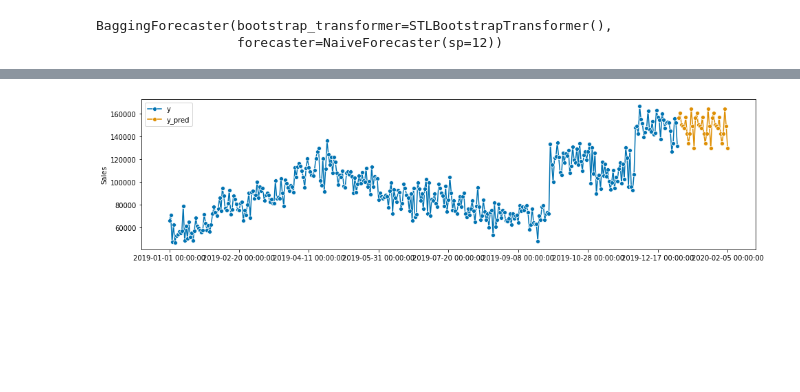
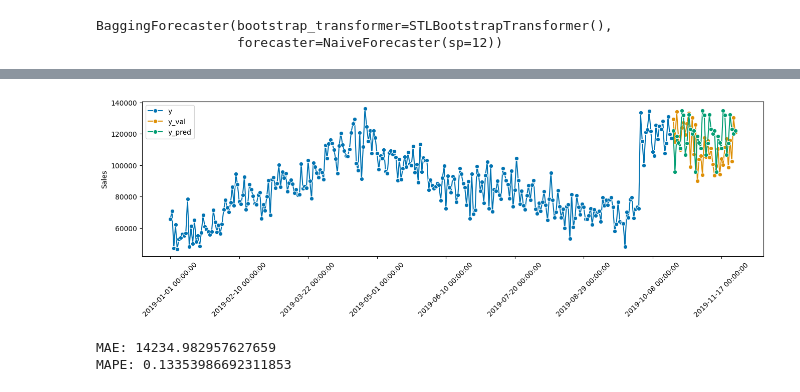
Before and after one commit to AllDataers/SalesPredictionGroupe4, a Jupyter notebook: notebooks/ml_prediction.ipynb, the cells around one changed output, grey strips where cells are left out. Cells and saved outputs as stored; diff of their text form; code cells hidden in the pictures; blank space fills up the shorter version.

```diff
--- a/notebooks/ml_prediction.ipynb
+++ b/notebooks/ml_prediction.ipynb
@@ -20,0 +18,2 @@ initial_df.head(10)
+# %%
+X_val, X_test = temporal_train_test_split(y=X_test, test_size=0.5)
@@ -119,13 +104,13 @@ data = df_by_day["Sales"]
 # step 1: data specification
 
 # step 2: specifying forecasting horizon
-fh = np.arange(1, 37)
+fh = ForecastingHorizon(X_val.index, is_relative=False)
 
 # step 3: specifying the forecasting algorithm
-forecaster = NaiveForecaster(strategy="last", sp=7)
+forecaster = NaiveForecaster(strategy="last", sp=12)
 
 # step 4: fitting the forecaster
-forecaster.fit(y)
+forecaster.fit(X_train)
 
 # step 5: querying predictions
 y_pred = forecaster.predict(fh)
@@ -144,13 +142,14 @@ forecaster = BaggingForecaster(
     STLBootstrapTransformer(sp=12), NaiveForecaster(sp=12)
 )
 # %%
-forecaster.fit(y=y, fh=[1,2,3])
+forecaster.fit(y=X_train, fh=fh)
 # %% [output]
 BaggingForecaster(bootstrap_transformer=STLBootstrapTransformer(),
                   forecaster=NaiveForecaster(sp=12))
 # %%
-y_pred = forecaster.predict(fh=range(1, 37))
+y_pred = forecaster.predict(fh=fh)
 # %%
 from sktime.utils.plotting import plot_series
-plot_series(y, y_pred, labels=["y", "y_pred"])
+plot_series(X_train,X_val, y_pred, labels=["y","y_val", "y_pred"])
+plt.xticks(rotation=45)
 # %% [output]
@@ -158 +168,8 @@ plot_series(y, y_pred, labels=["y", "y_pred"])
-[figure, old version]
+[figure, new version]
+# %%
+from sktime.performance_metrics.forecasting import mean_absolute_percentage_error, mean_absolute_error
+print("MAE:", mean_absolute_error(X_val, y_pred, squared=False))
+print("MAPE:", mean_absolute_percentage_error(X_val, y_pred))
+# %% [output]
+MAE: 14234.982957627659
+MAPE: 0.13353986692311853
```
Also changed, not shown: parts of 21 cells of this notebook.
